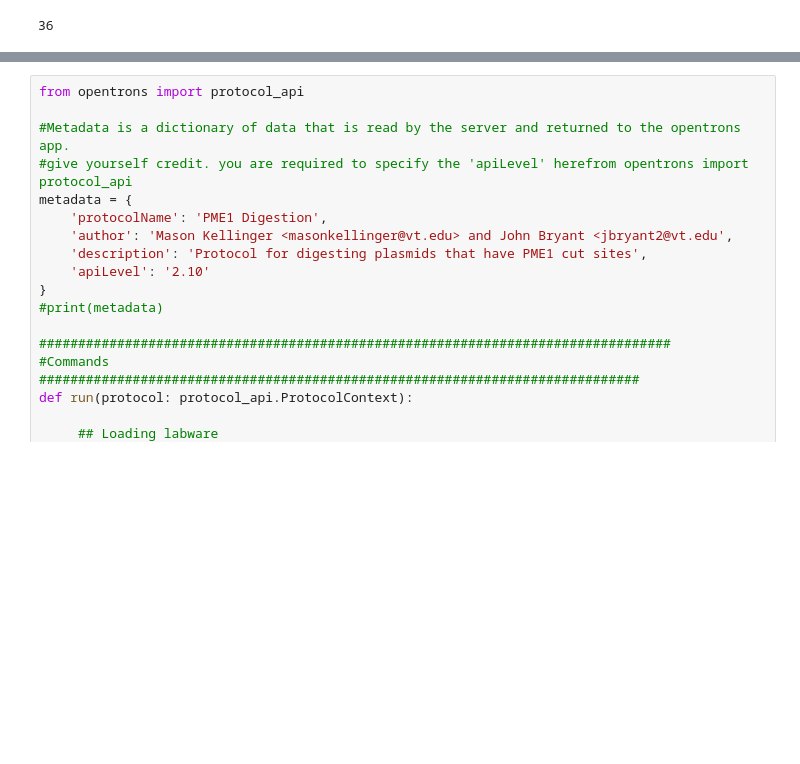
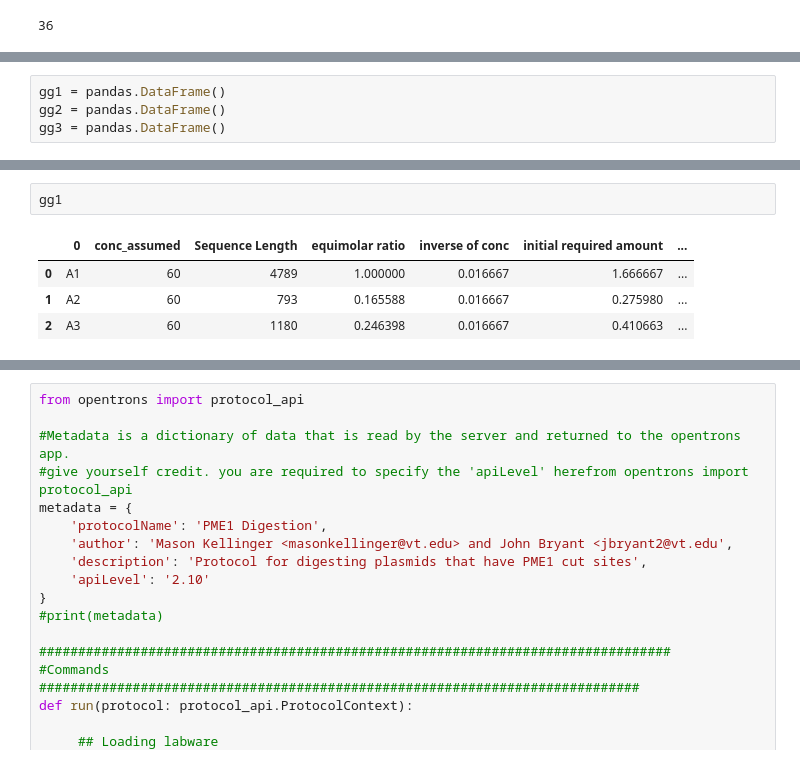
Before and after one commit to PlantSynBioLab/AssemblyTron, a Jupyter notebook: Golden_Gate/Part1_PCR_Mason/Part1_PCR.ipynb, the cells around one changed output, grey strips where cells are left out. Saved outputs shown, nothing was run; the diff lists cells and outputs as text; blank space fills up the shorter version.

```diff
--- a/Golden_Gate/Part1_PCR_Mason/Part1_PCR.ipynb
+++ b/Golden_Gate/Part1_PCR_Mason/Part1_PCR.ipynb
@@ -878,0 +1151,4 @@ plasmid
+# %%
+gg1 = pandas.DataFrame()
+gg2 = pandas.DataFrame()
+gg3 = pandas.DataFrame()
@@ -878,0 +1218,7 @@ plasmid
+# %%
+gg1
+# %% [output]
+|  | 0 | conc_assumed | Sequence Length | equimolar ratio | inverse of conc | initial required amount | ... |
+| 0 | A1 | 60 | 4789 | 1.000000 | 0.016667 | 1.666667 | ... |
+| 1 | A2 | 60 | 793 | 0.165588 | 0.016667 | 0.275980 | ... |
+| 2 | A3 | 60 | 1180 | 0.246398 | 0.016667 | 0.410663 | ... |
```
Also changed, not shown: parts of 40 cells of this notebook.
